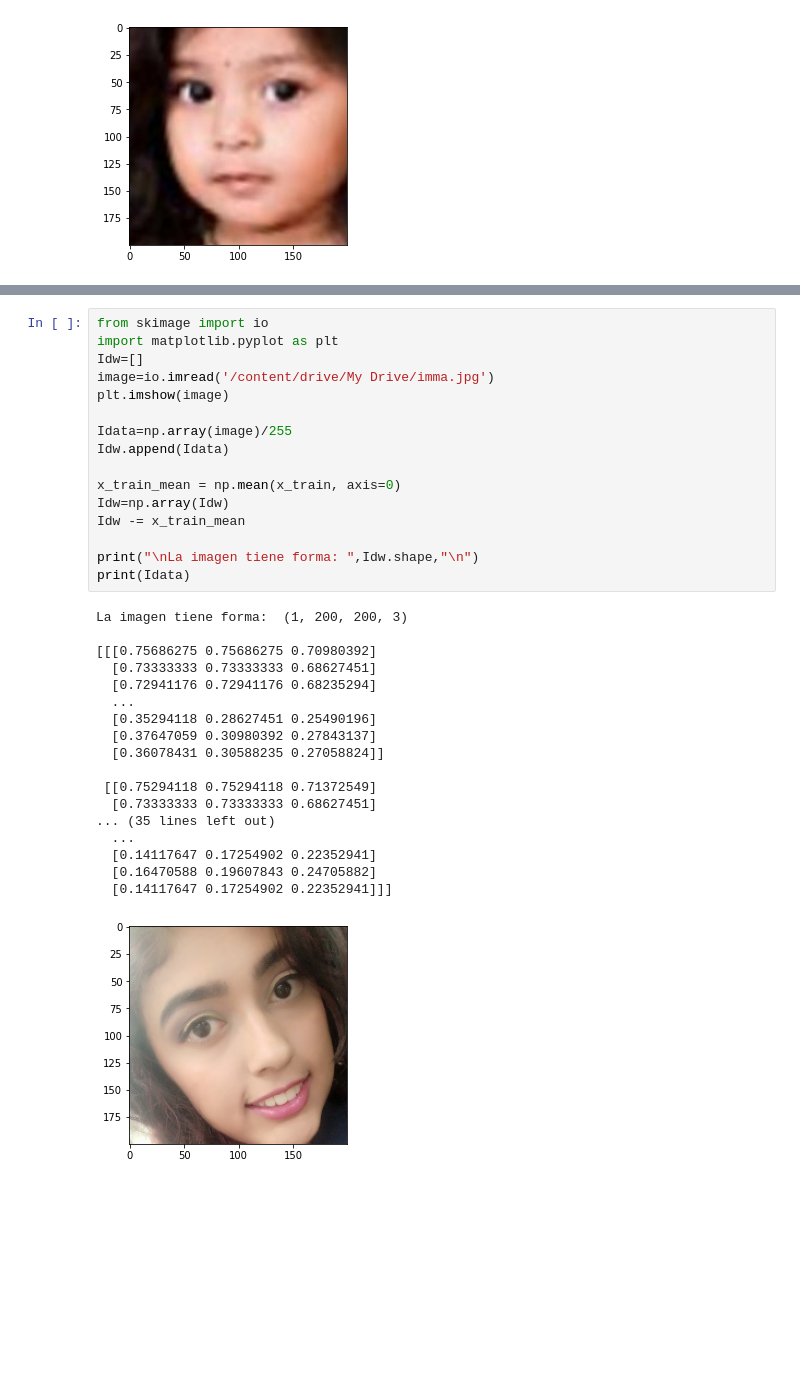
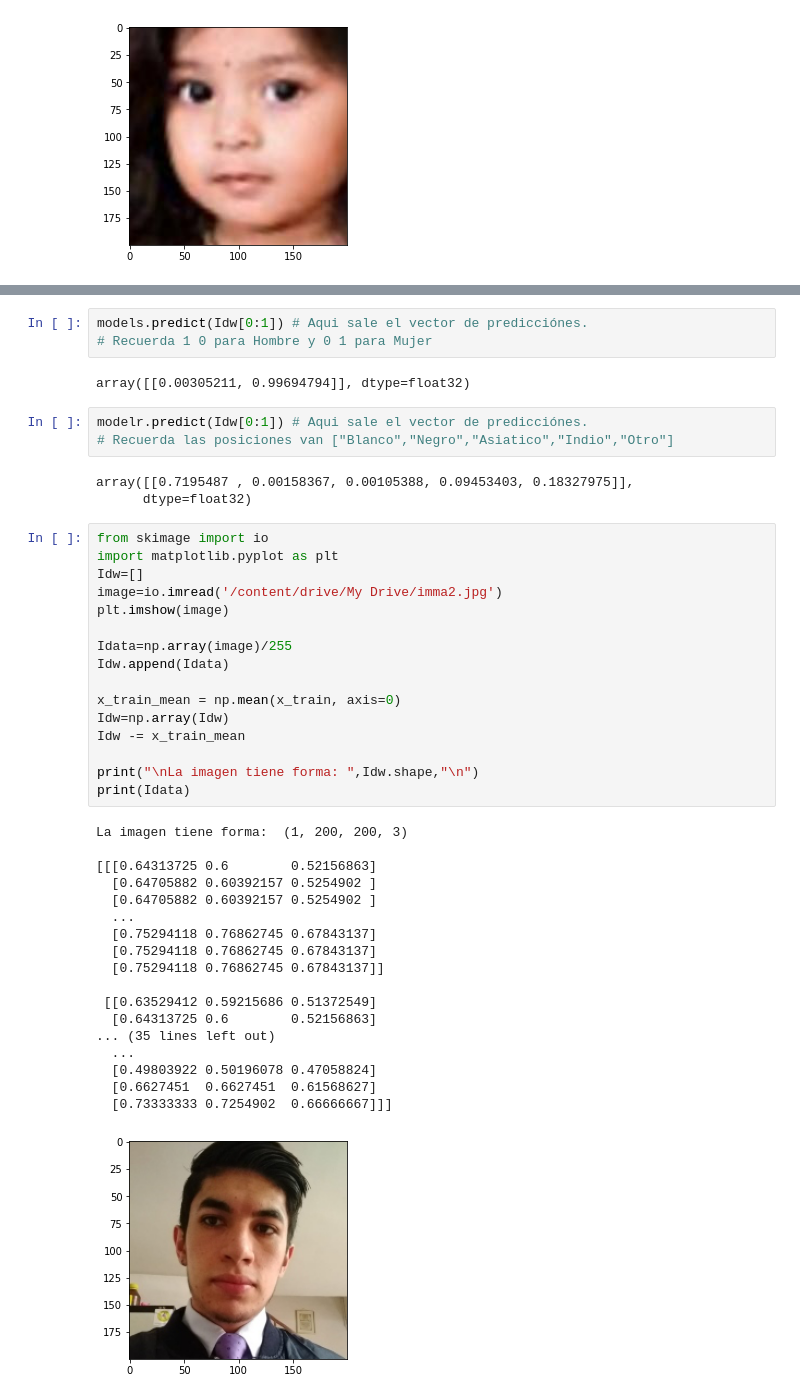
Before and after one commit to vachaconcu/Mineriadatos, a Jupyter notebook: Modelos.ipynb, the cells around one changed output, grey strips where cells are left out. Drawn from its saved outputs; the diff is of its cells as text; blank space fills up the shorter version.

```diff
--- a/Modelos.ipynb
+++ b/Modelos.ipynb
@@ -104,38 +131,49 @@ print(y_test2_r[w])
+# %%
+models.predict(Idw[0:1]) # Aqui sale el vector de predicciónes.
+# Recuerda 1 0 para Hombre y 0 1 para Mujer
+# %% [output]
+array([[0.00305211, 0.99694794]], dtype=float32)
+# %%
+modelr.predict(Idw[0:1]) # Aqui sale el vector de predicciónes.
+# Recuerda las posiciones van ["Blanco","Negro","Asiatico","Indio","Otro"]
+# %% [output]
+array([[0.7195487 , 0.00158367, 0.00105388, 0.09453403, 0.18327975]],
+      dtype=float32)
 # %%
 from skimage import io
 import matplotlib.pyplot as plt
 Idw=[]
-image=io.imread('/content/drive/My Drive/imma.jpg')
+image=io.imread('/content/drive/My Drive/imma2.jpg')
 plt.imshow(image)
 
 Idata=np.array(image)/255
 Idw.append(Idata)
 
 x_train_mean = np.mean(x_train, axis=0)
 Idw=np.array(Idw)
 Idw -= x_train_mean
 
 print("\nLa imagen tiene forma: ",Idw.shape,"\n")
 print(Idata)
 # %% [output]
 La imagen tiene forma:  (1, 200, 200, 3)
 
-[[[0.75686275 0.75686275 0.70980392]
-  [0.73333333 0.73333333 0.68627451]
-  [0.72941176 0.72941176 0.68235294]
+[[[0.64313725 0.6        0.52156863]
+  [0.64705882 0.60392157 0.5254902 ]
+  [0.64705882 0.60392157 0.5254902 ]
   ...
-  [0.35294118 0.28627451 0.25490196]
-  [0.37647059 0.30980392 0.27843137]
-  [0.36078431 0.30588235 0.27058824]]
+  [0.75294118 0.76862745 0.67843137]
+  [0.75294118 0.76862745 0.67843137]
+  [0.75294118 0.76862745 0.67843137]]
 
- [[0.75294118 0.75294118 0.71372549]
-  [0.73333333 0.73333333 0.68627451]
+ [[0.63529412 0.59215686 0.51372549]
+  [0.64313725 0.6        0.52156863]
 ... (35 lines left out)
   ...
-  [0.14117647 0.17254902 0.22352941]
-  [0.16470588 0.19607843 0.24705882]
-  [0.14117647 0.17254902 0.22352941]]]
+  [0.49803922 0.50196078 0.47058824]
+  [0.6627451  0.6627451  0.61568627]
+  [0.73333333 0.7254902  0.66666667]]]
-[figure, old version]
+[figure, new version]
 # %%
 models.predict(Idw[0:1])
 # %% [output]
```
Also changed, not shown: parts of 6 cells of this notebook.
